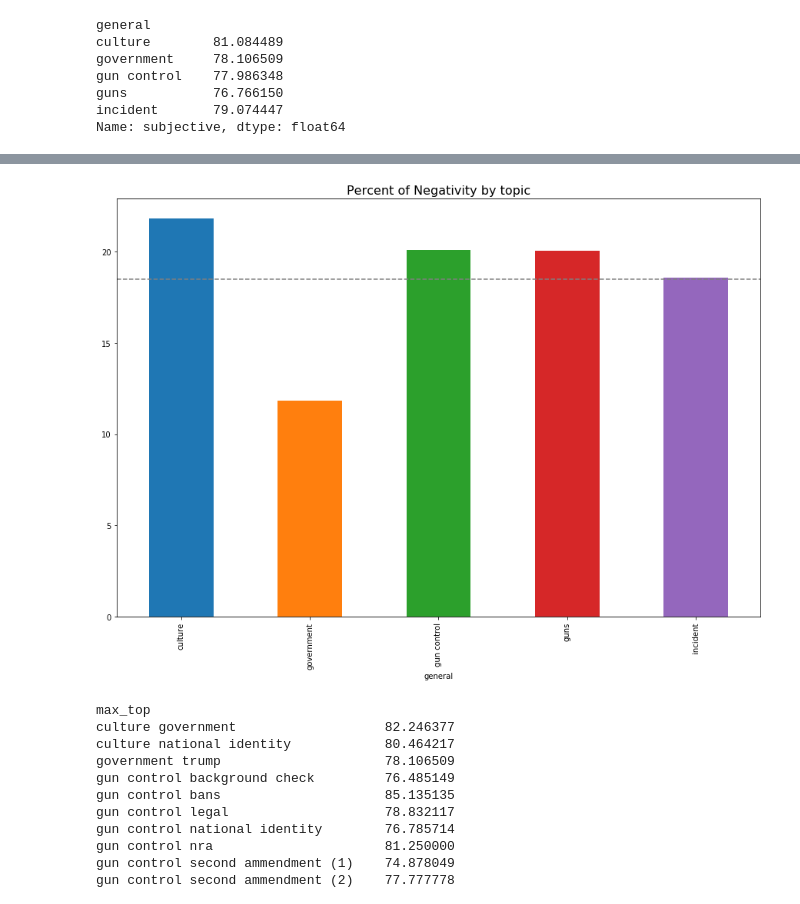
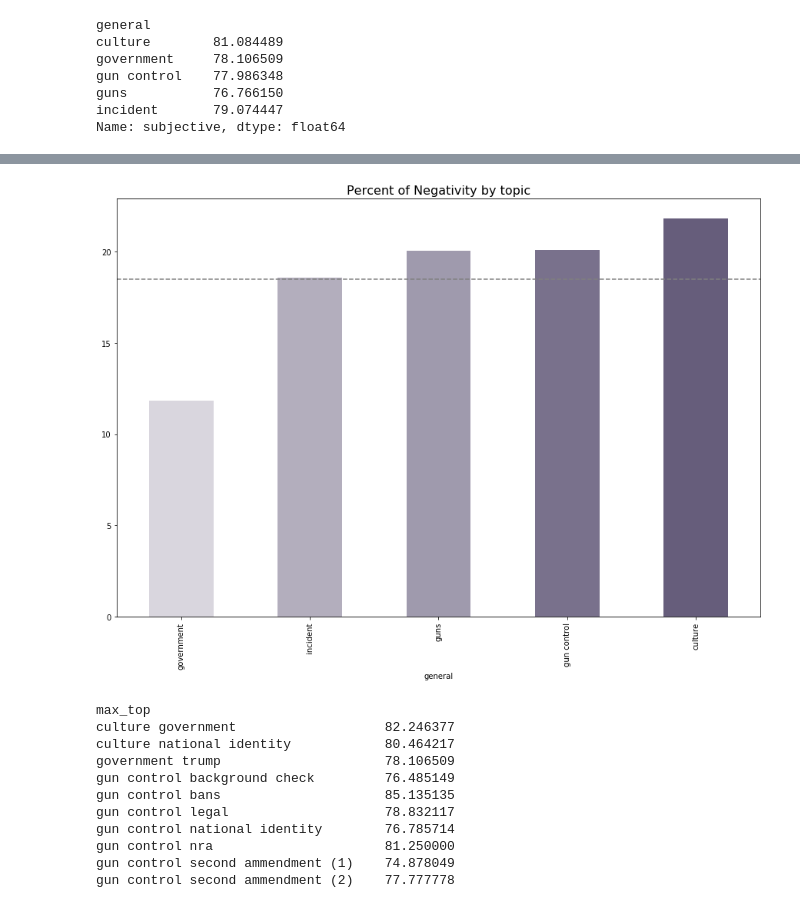
Before and after one commit to michellejm/guns_in_America, a Jupyter notebook: sentimentVisuals.ipynb, the cells around one changed output, grey strips where cells are left out. Drawn from its saved outputs; the diff is of its cells as text; code cells hidden in the pictures.

```diff
--- a/sentimentVisuals.ipynb
+++ b/sentimentVisuals.ipynb
@@ -150,4 +150,4 @@ Name: subjective, dtype: float64
 negative_ts=df_ts.groupby(['general'])['negative'].sum()
 ratio_neg_ts = (negative_ts/total_ts)*100
 ratio_neg_ts.drop(['meta'], inplace=True)
-ratio_neg_ts.head()
+ratio_neg_ts.sort_values(inplace=True)
@@ -162,20 +154,20 @@ dtype: float64
 # %%
 def make_topic_bars(my_series, title, filename):
     mean = my_series.mean()
     plt.figure(figsize=(15,10))
     plt.axhline(mean, color='grey', linestyle='--')
     ax = plt.gca()
     ax.tick_params(axis='x')
     ax.tick_params(axis='y')
     ax.set_title(title, fontsize=16)
-    #mycolors = ['#E50005', '#cb0519','#b20a2e', '#980f43', '#7f1457', '#65196c', '#4c1e81', '#322395', '#1928aa', '#002dbf' ]
-    my_series.plot(kind='bar')
+    mycolors = ['#d9d6de', '#b3aebd', '#9f9aad', '#79718c', '#665d7b']
+    my_series.plot(kind='bar', color = mycolors)
     plt.savefig(filename+'.svg', dpi=1000)
     plt.savefig(filename+'.png')
 
 make_topic_bars(ratio_neg_ts, "Percent of Negativity by topic", 'negative_topic')
 # %% [output]
-[figure, old version]
+[figure, new version]
 # %%
 # %% [output]
 max_top
```
Also changed, not shown: parts of 2 cells of this notebook, 10 other files.
